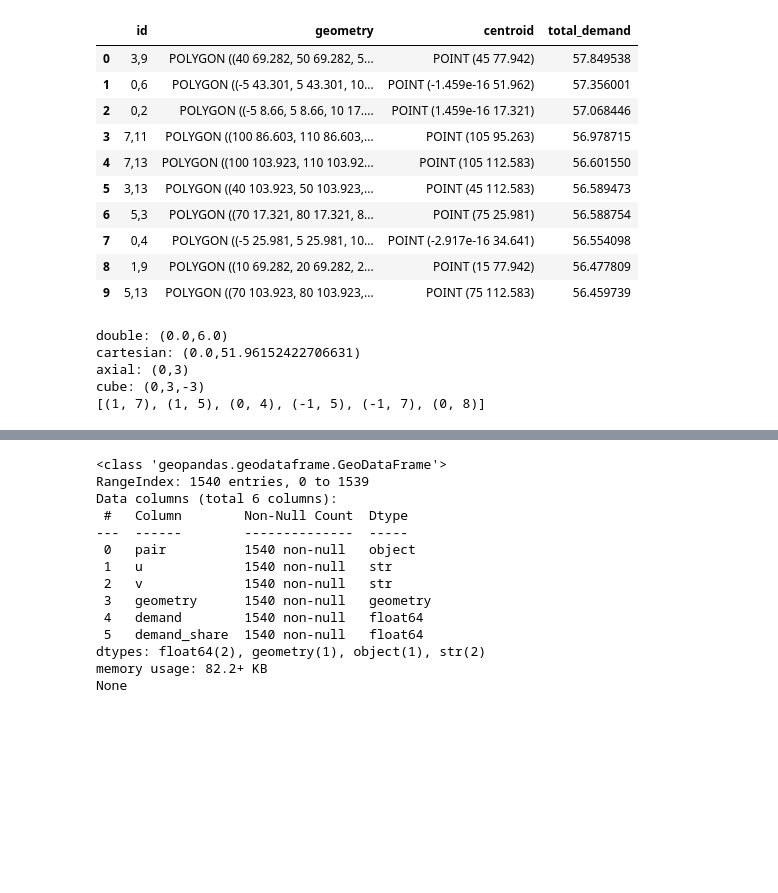
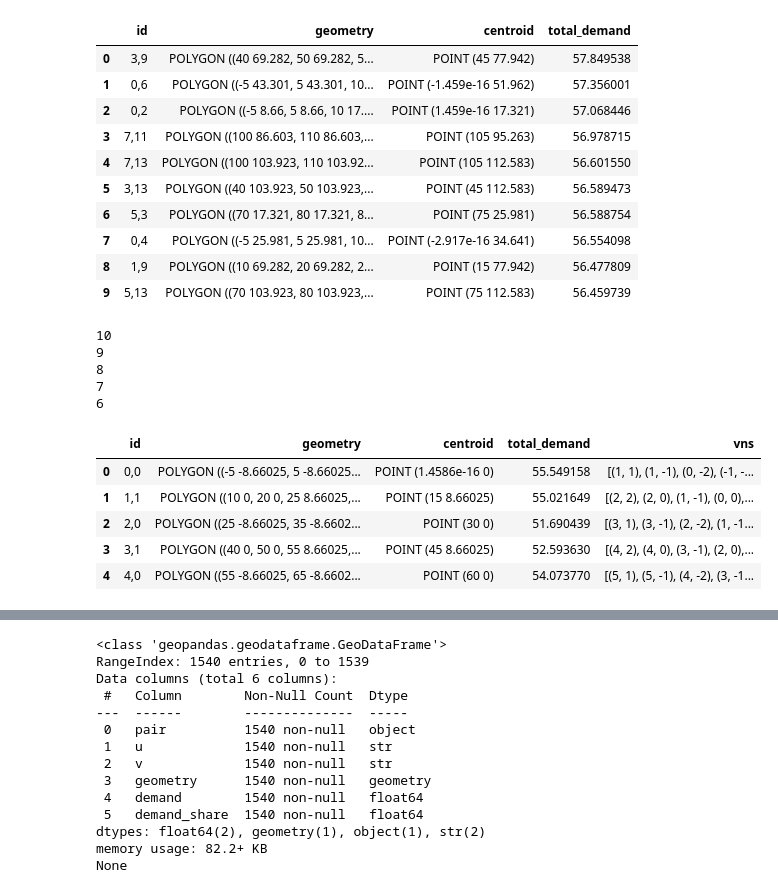
Before and after one commit to anyonectl/bicycle-network, a Jupyter notebook: code/initial/ga_mvp.ipynb, the cells around one changed output, grey strips where cells are left out. Drawn from its saved outputs; the diff is of its cells as text; code cells hidden in the pictures; blank space fills up the shorter version.

```diff
--- a/code/initial/ga_mvp.ipynb
+++ b/code/initial/ga_mvp.ipynb
@@ -258,8 +261,11 @@ ins
 | 8 | 1,9 | POLYGON ((10 69.282, 20 69.282, 2... | POINT (15 77.942) | 56.477809 |
 | 9 | 5,13 | POLYGON ((70 103.923, 80 103.923,... | POINT (75 112.583) | 56.459739 |
 # %%
-paths = {} # empty dict for paths
-ghg_test = [] # for testing ghg helper functions
+irs = {} # empty dict for paths in Initial Route Set
+
+def numeric_id(s):
+    x, y = s.split(",")
+    return float(x), float(y)
 
 # Select first nodes
 for i in range(MAX_PATHS):
@@ -272,34 +278,22 @@ for i in range(MAX_PATHS):
     first_node = rng.choice(a=ins['id'], p=ins['probability'])
 
     # Add to dict
-    u, v = float(first_node[0]), float(first_node[2])
-    paths[i] = [(u, v)]
-    ghg_test.append((u, v))
-
+    u, v = numeric_id(first_node)
+    irs[i] = {'first_node': (u, v)}
 
     # Remove selected node from INS
+    print(ins.shape[0])
     ins = ins[(ins['id'] != first_node)]
+# %% [output]
+10
+9
+8
+7
+6
 # %%
-# Red Blob Games and ghg testing to find neighbours
-
-def axial_to_cube(q, r):
-    s = -q-r
-    return (q, r, s)
-
-def cube_to_axial(q, r, s):
-    assert not (round(q + r + s) != 0), "q + r + s must be 0"
-    return (q, r)
+# Inspired by Red Blob Games
 
 R = 10
-u, v = ghg_test[0]
-print(f'double: ({u},{v})')
-a, b = ghg.double_to_cartesian(u, v, R)
-print(f'cartesian: ({a},{b})')
-x, y = ghg.cartesian_to_axial(a, b, R)
-print(f'axial: ({x},{y})')
-q, r, s = axial_to_cube(x, y)
-print(f'cube: ({q},{r},{s})')
-
 
 hex_directions = [
     (1, 0), (1, -1), (0, -1),
@@ -315,13 +309,20 @@ def hex_add(a, b):
 def hex_neighbour(hex, direction):
     return hex_add(hex, hex_direction(direction))
 
-###
+def axial_to_cube(q, r):
+    s = -q-r
+    return (q, r, s)
+
+def cube_to_axial(q, r, s):
+    assert not (round(q + r + s) != 0), "q + r + s must be 0"
+    return (q, r)
 
 def double_to_axial(node: Tuple[float, float]) -> Tuple[float, float]:
     u, v = node
     x, y = ghg.double_to_cartesian(u, v, R)
     return ghg.cartesian_to_axial(x, y, R)
 
+# TODO: should only add neighbours to vns if they are in the dataset, i.e. within the bounding box
 def vns(node: Tuple[float, float]) -> List[Tuple[float, float]]:
     q, r = double_to_axial(node)
     vns = []
@@ -331,10 +332,4 @@ def vns(node: Tuple[float, float]) -> List[Tuple[float, float]]:
         vns.append(neighbour)
     return vns
 
-print(vns(ghg_test[0]))
+# SPATIAL INDEXING IN GEOPANDAS. STH WITH TREES
-# %% [output]
-double: (0.0,6.0)
-cartesian: (0.0,51.96152422706631)
-axial: (0,3)
-cube: (0,3,-3)
-[(1, 7), (1, 5), (0, 4), (-1, 5), (-1, 7), (0, 8)]
@@ -344,0 +336,11 @@ cube: (0,3,-3)
+# %%
+# Place neighbour nodes in Vicinity Node Set
+seed_points["vns"] = seed_points["id"].apply(lambda s: vns(numeric_id(s)))
+seed_points.head()
+# %% [output]
+|  | id | geometry | centroid | total_demand | vns |
+| 0 | 0,0 | POLYGON ((-5 -8.66025, 5 -8.66025... | POINT (1.4586e-16 0) | 55.549158 | [(1, 1), (1, -1), (0, -2), (-1, -... |
+| 1 | 1,1 | POLYGON ((10 0, 20 0, 25 8.66025,... | POINT (15 8.66025) | 55.021649 | [(2, 2), (2, 0), (1, -1), (0, 0),... |
+| 2 | 2,0 | POLYGON ((25 -8.66025, 35 -8.6602... | POINT (30 0) | 51.690439 | [(3, 1), (3, -1), (2, -2), (1, -1... |
+| 3 | 3,1 | POLYGON ((40 0, 50 0, 55 8.66025,... | POINT (45 8.66025) | 52.593630 | [(4, 2), (4, 0), (3, -1), (2, 0),... |
+| 4 | 4,0 | POLYGON ((55 -8.66025, 65 -8.6602... | POINT (60 0) | 54.073770 | [(5, 1), (5, -1), (4, -2), (3, -1... |
```
Also changed, not shown: parts of 5 cells of this notebook, 1 other file.
